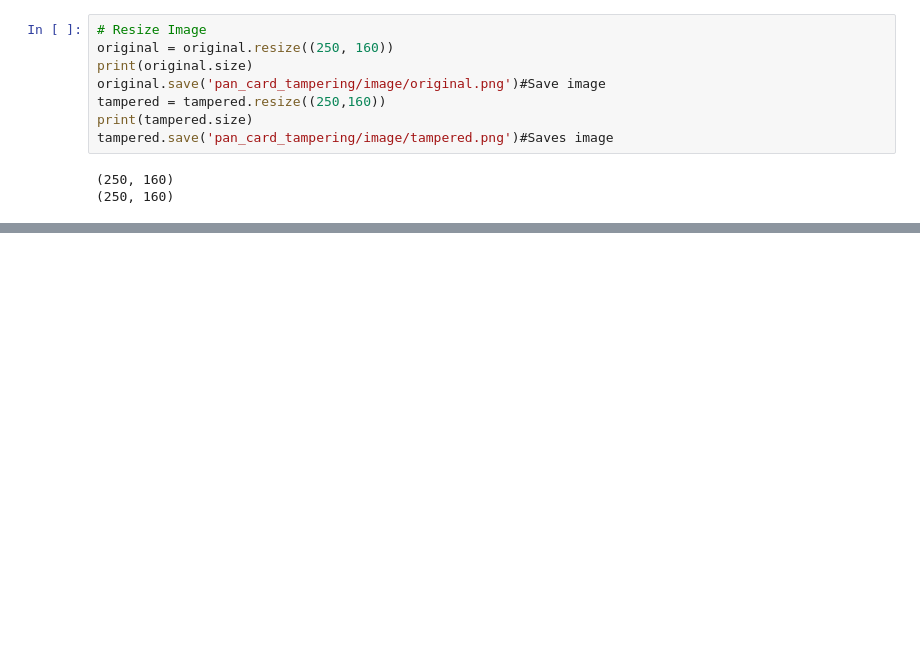
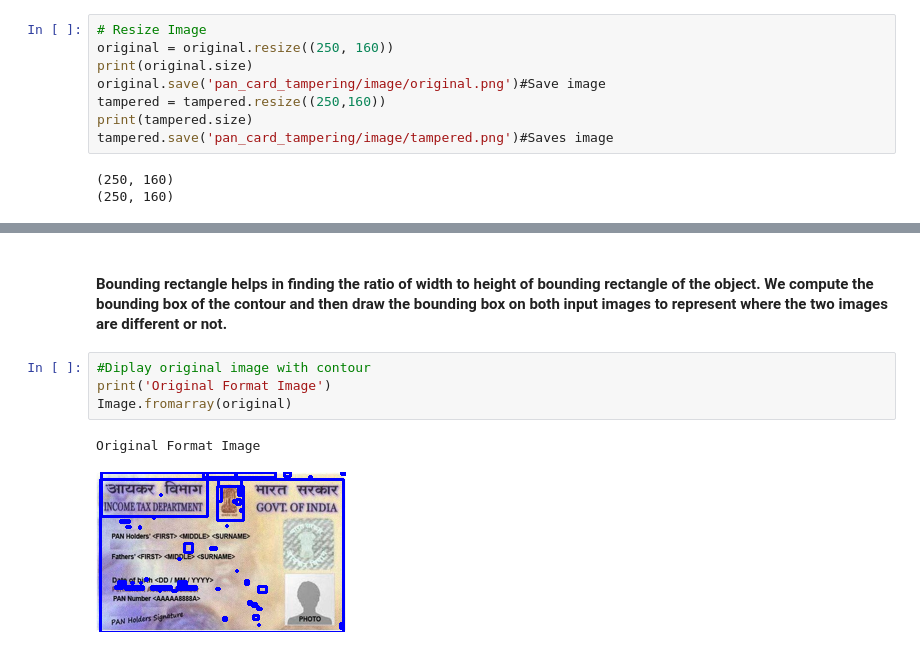
Before and after one commit to pankajshakya627/Basic_programs, a Jupyter notebook: Pancard_Tempering.ipynb, the cells around one changed output, grey strips where cells are left out. Saved outputs shown, nothing was run; the diff lists cells and outputs as text; blank space fills up the shorter version.

```diff
--- a/Pancard_Tempering.ipynb
+++ b/Pancard_Tempering.ipynb
@@ -40,0 +89,9 @@ tampered.save('pan_card_tampering/image/tampered.png')#Saves image
+# %% [markdown]
+#### Bounding rectangle helps in finding the ratio of width to height of bounding rectangle of the object. We compute the bounding box of the contour and then draw the bounding box on both input images to represent where the two images are different or not.
+# %%
+#Diplay original image with contour
+print('Original Format Image')
+Image.fromarray(original)
+# %% [output]
+Original Format Image
+[figure, added]
```
Also changed, not shown: parts of 18 cells of this notebook.
